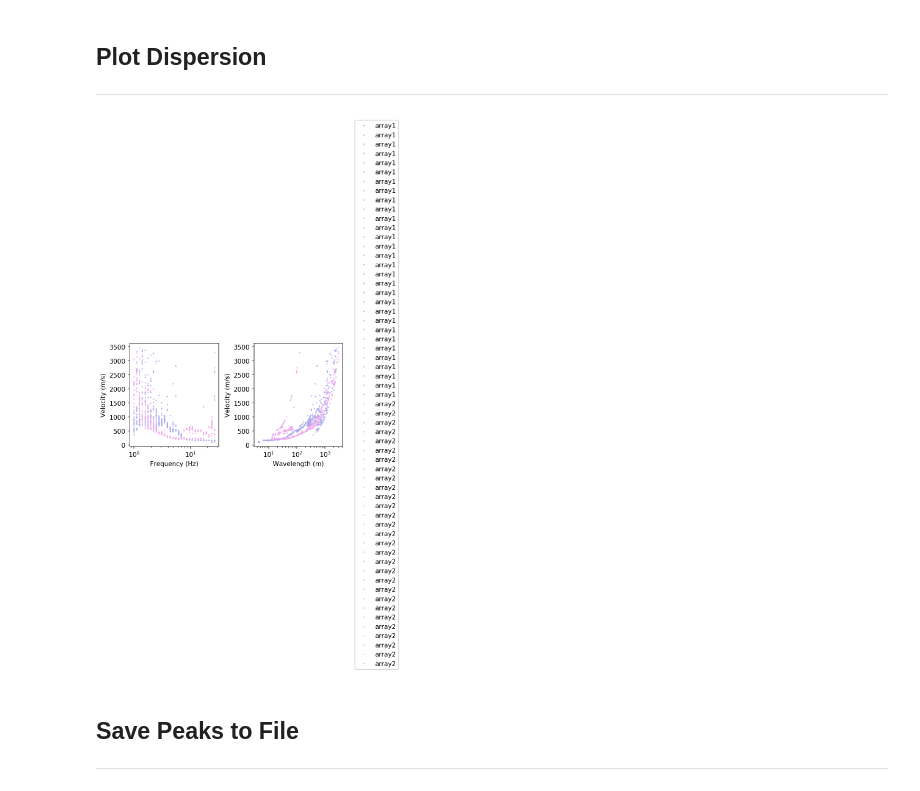
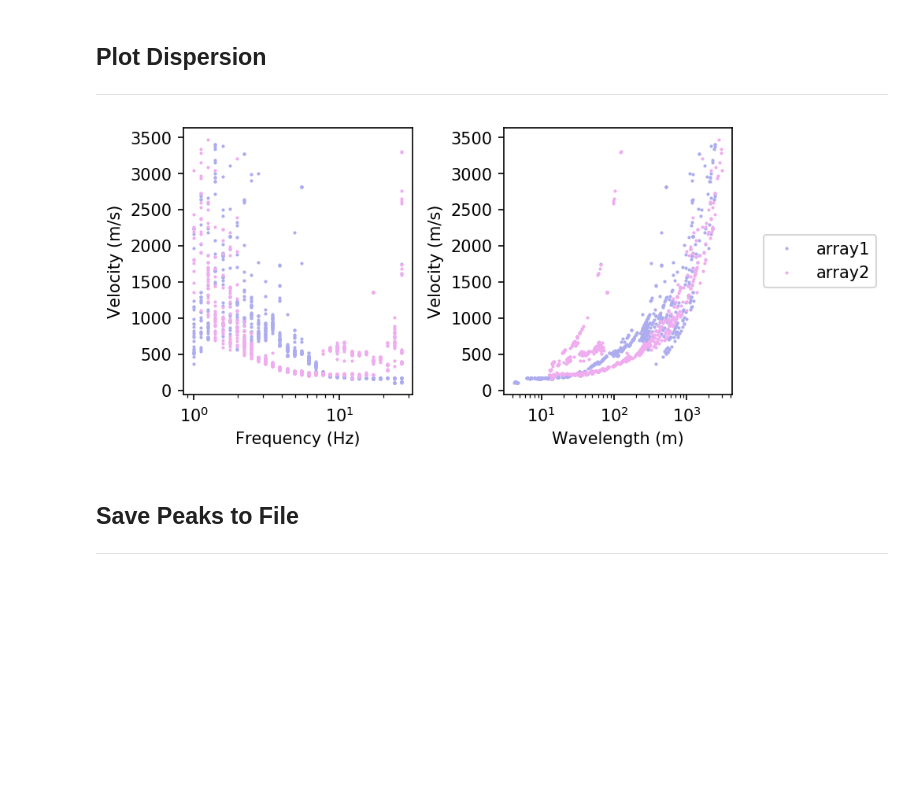
Before and after one commit to jpvantassel/swprocess, a Jupyter notebook: examples/mam/mam.ipynb, the cells around one changed output. Cells and saved outputs as stored; diff of their text form; code cells hidden in the pictures; blank space fills up the shorter version.

```diff
--- a/examples/mam/mam.ipynb
+++ b/examples/mam/mam.ipynb
@@ -99,18 +99,18 @@ labels = ["array1", "array2"]
 # %%
 xtype = [x for x, _ in domains]
 ytype = [y for _, y in domains]
 fig, axs = plt.subplots(ncols=len(xtype), figsize=(6,3), dpi=150, gridspec_kw=dict(wspace=0.4))
 suites = []
 for fnames, color, label in zip(fnames_set, colors, labels):
-    peaksuite = swprocess.PeaksSuite.from_maxs(fnames=fnames, wavetype=wavetype)
+    peaksuite = swprocess.PeaksSuite.from_max(fnames=fnames, wavetype=wavetype)
+    peaksuite.plot(xtype=xtype, ax=axs, ytype=ytype, plot_kwargs=dict(color=color, label=label))
     suites.append(peaksuite)
-    peaksuite.plot(xtype=xtype, ax=axs, ytype=ytype, plot_kwargs=dict(color=color, label=label))
 
 axs[-1].legend(bbox_to_anchor = (1.1, 0.5), loc="center left")
 
 plt.show()
 # %% [output]
-[figure, old version]
+[figure, new version]
 # %% [markdown]
 ## Save Peaks to File
 ---
```
Also changed, not shown: 3 other files.
